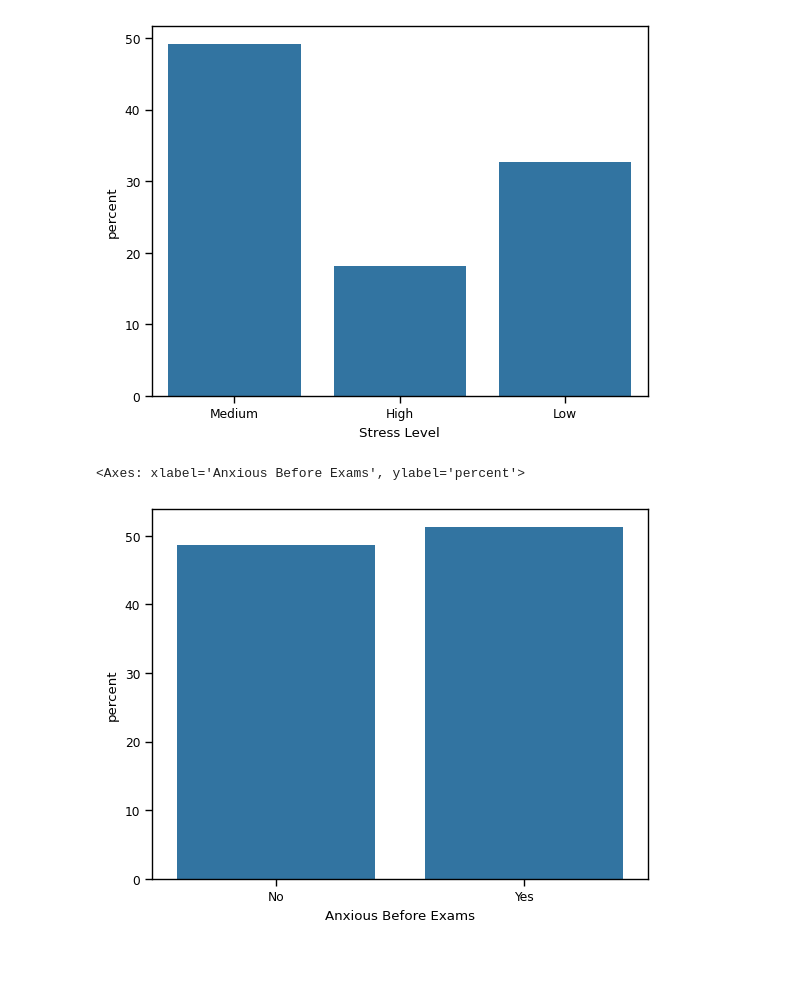
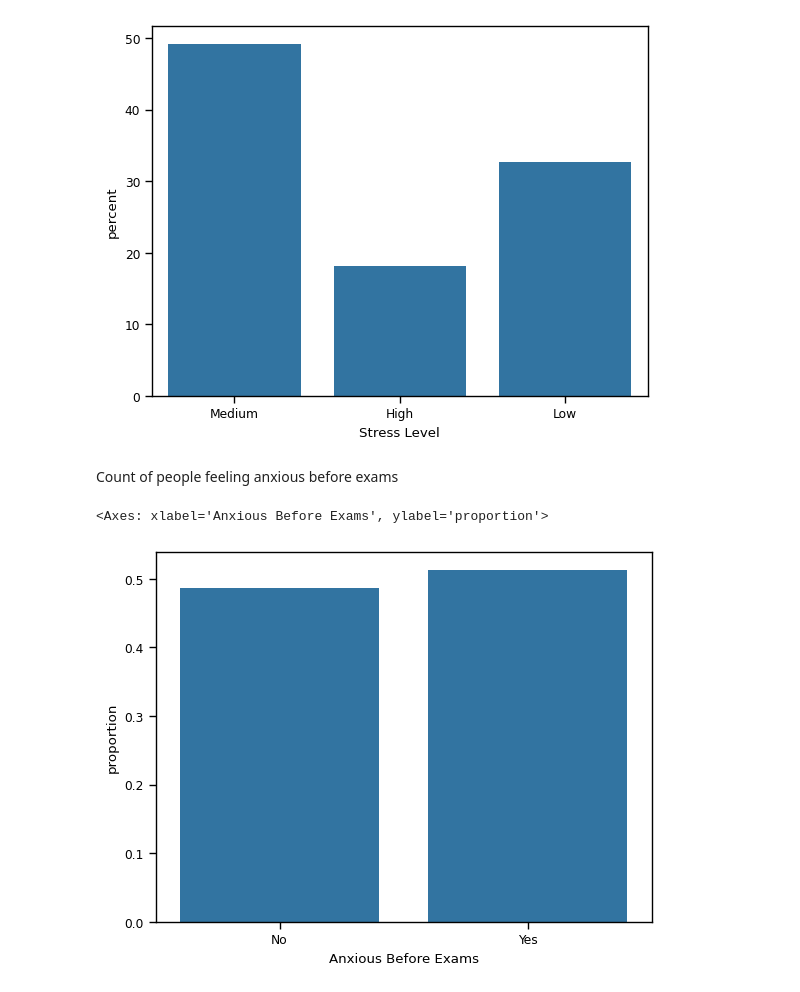
Before and after one commit to kc-011/python-programming, a Jupyter notebook: Module 3/eda.ipynb, the cells around one changed output. Drawn from its saved outputs; the diff is of its cells as text; code cells hidden in the pictures; blank space fills up the shorter version.

```diff
--- a/Module 3/eda.ipynb
+++ b/Module 3/eda.ipynb
@@ -102,8 +102,10 @@ sns.countplot(data=df, x='Stress Level', stat='percent')
 # %% [output]
 <Axes: xlabel='Stress Level', ylabel='percent'>
 [figure]
+# %% [markdown]
+Count of people feeling anxious before exams
 # %%
-sns.countplot(x=df['Anxious Before Exams'], stat='percent')
+sns.countplot(x=df['Anxious Before Exams'], stat='proportion')
 # %% [output]
-<Axes: xlabel='Anxious Before Exams', ylabel='percent'>
+<Axes: xlabel='Anxious Before Exams', ylabel='proportion'>
-[figure, old version]
+[figure, new version]
```
Also changed, not shown: parts of 16 cells of this notebook.
